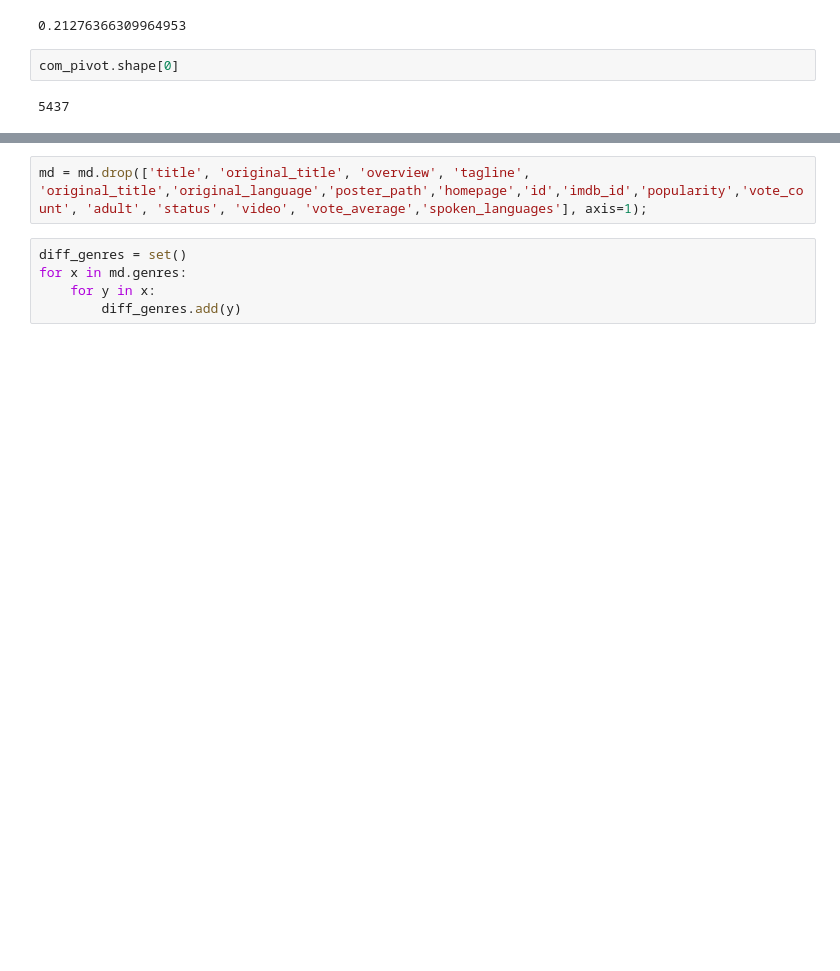
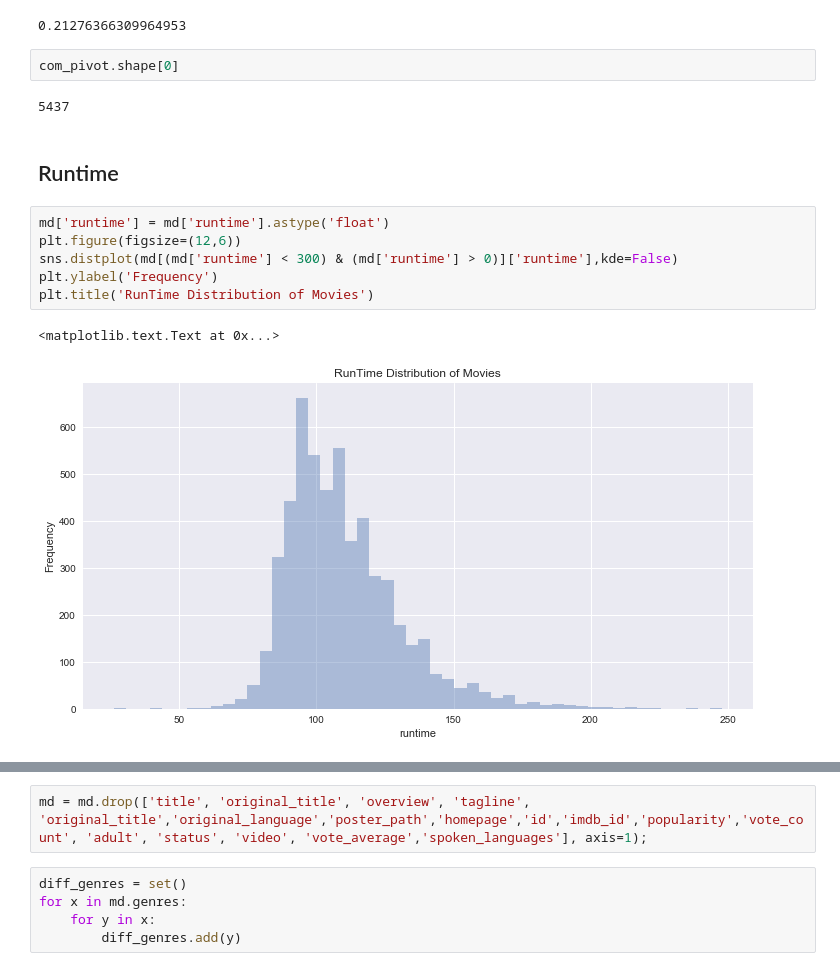
Before and after one commit to aravindsrinivasan/movie-ranking-recommendation-system, a Jupyter notebook: notebooks/Data Analysis1.ipynb, the cells around one changed output, grey strips where cells are left out. Drawn from its saved outputs; the diff is of its cells as text; blank space fills up the shorter version.

```diff
--- a/notebooks/Data Analysis1.ipynb
+++ b/notebooks/Data Analysis1.ipynb
@@ -223,3 +223,14 @@ com_pivot.sort_values('Total', ascending=False).head(10).Total.sum()/com_pivot.T
 com_pivot.shape[0]
 # %% [output]
 5437
+# %% [markdown]
+## Runtime
+# %%
+md['runtime'] = md['runtime'].astype('float')
+plt.figure(figsize=(12,6))
+sns.distplot(md[(md['runtime'] < 300) & (md['runtime'] > 0)]['runtime'],kde=False)
+plt.ylabel('Frequency')
+plt.title('RunTime Distribution of Movies')
+# %% [output]
+<matplotlib.text.Text at 0x...>
+[figure, added]
```
Also changed, not shown: parts of 1 cell of this notebook, 3 other files.
